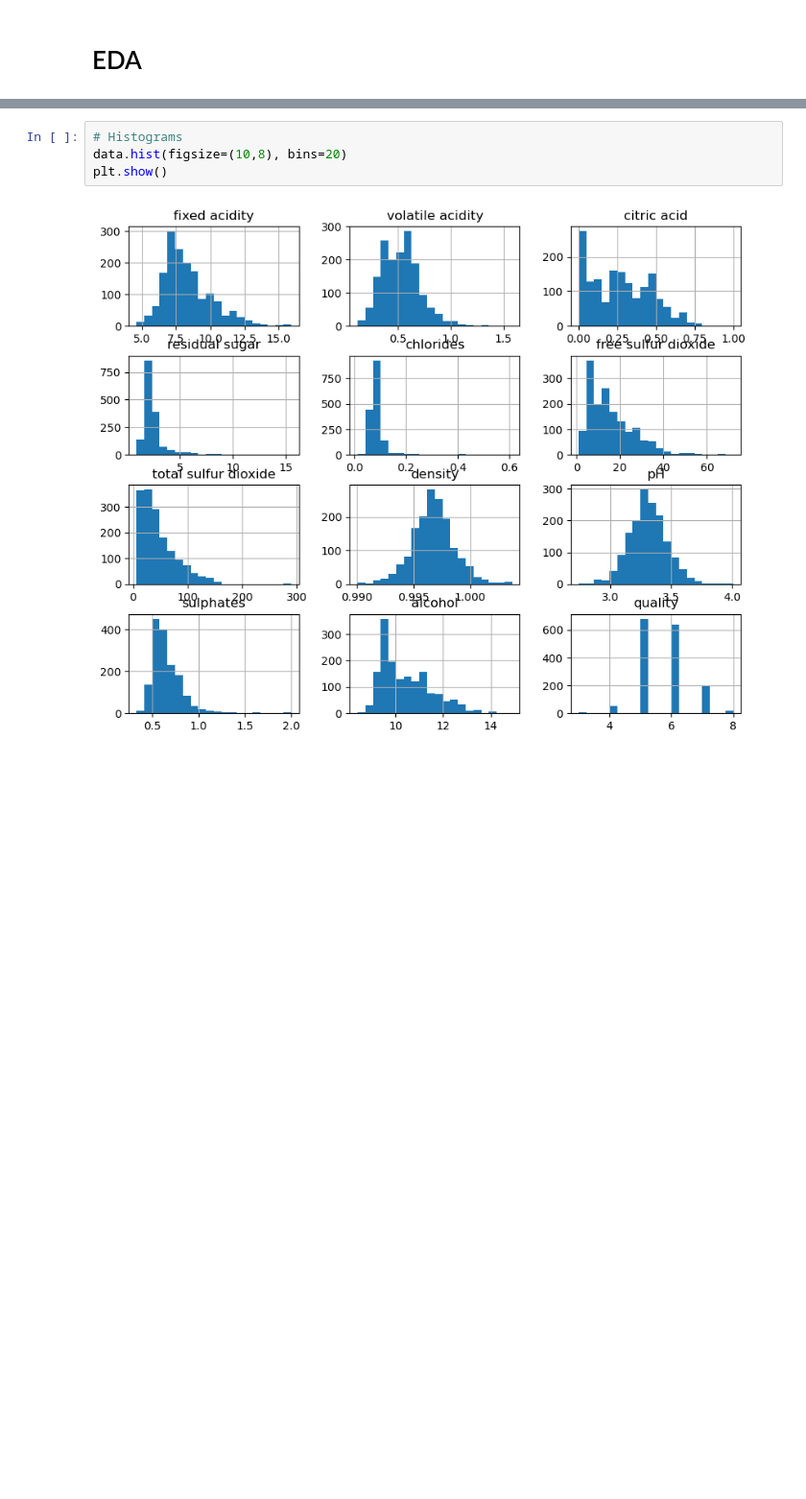
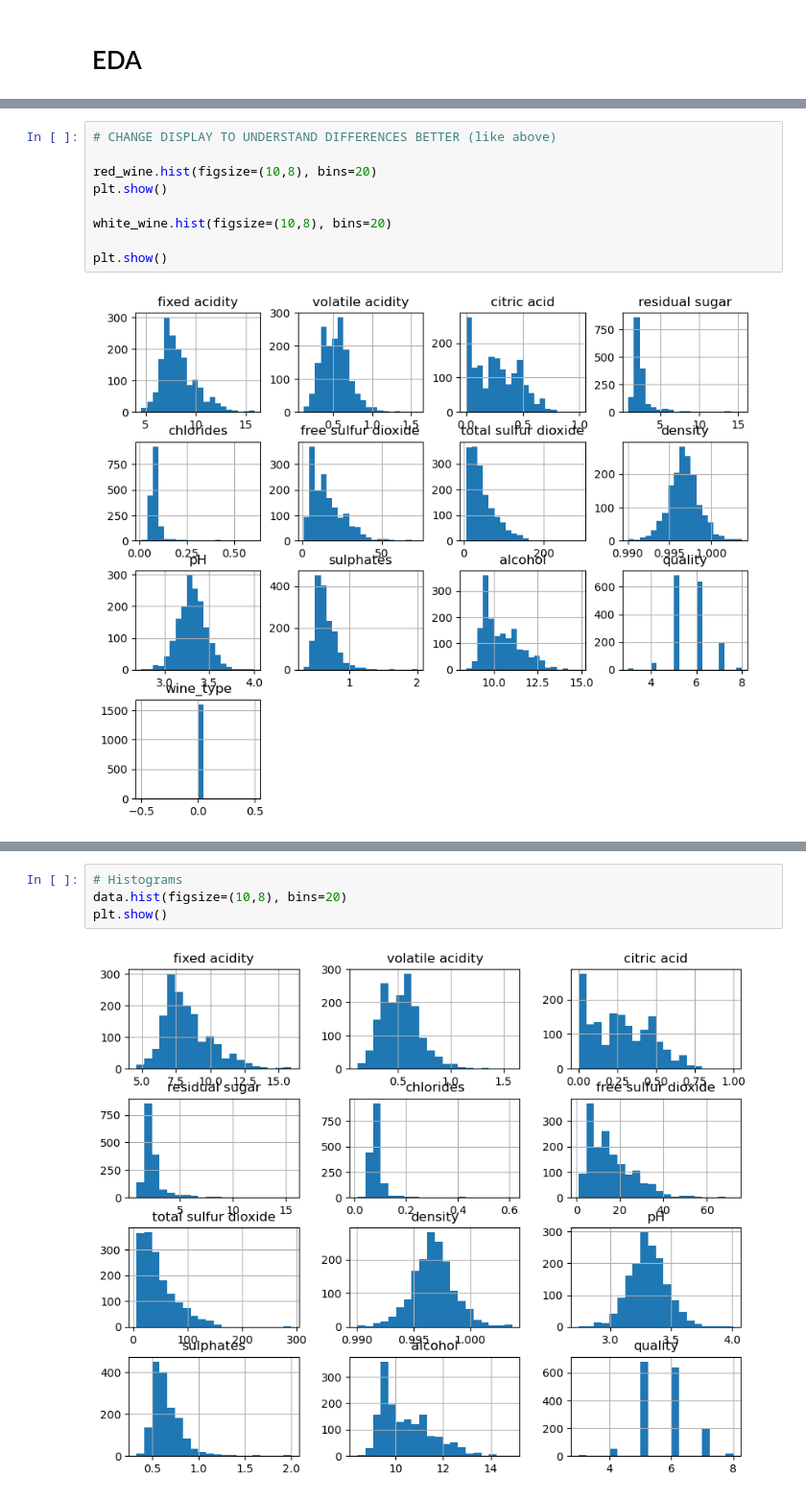
Before and after one commit to tiagosantos63390/pad_proj1, a Jupyter notebook: project1.ipynb, the cells around one changed output, grey strips where cells are left out. Shown: that part at 96% size. Saved outputs shown, nothing was run; the diff lists cells and outputs as text; blank space fills up the shorter version.

```diff
--- a/project1.ipynb
+++ b/project1.ipynb
@@ -21,0 +42,11 @@ data.head()
+# %%
+# CHANGE DISPLAY TO UNDERSTAND DIFFERENCES BETTER (like above)
+
+red_wine.hist(figsize=(10,8), bins=20)
+plt.show()
+
+white_wine.hist(figsize=(10,8), bins=20)
+
+plt.show()
+# %% [output]
+[figure, added]
```
Also changed, not shown: parts of 10 cells of this notebook.
